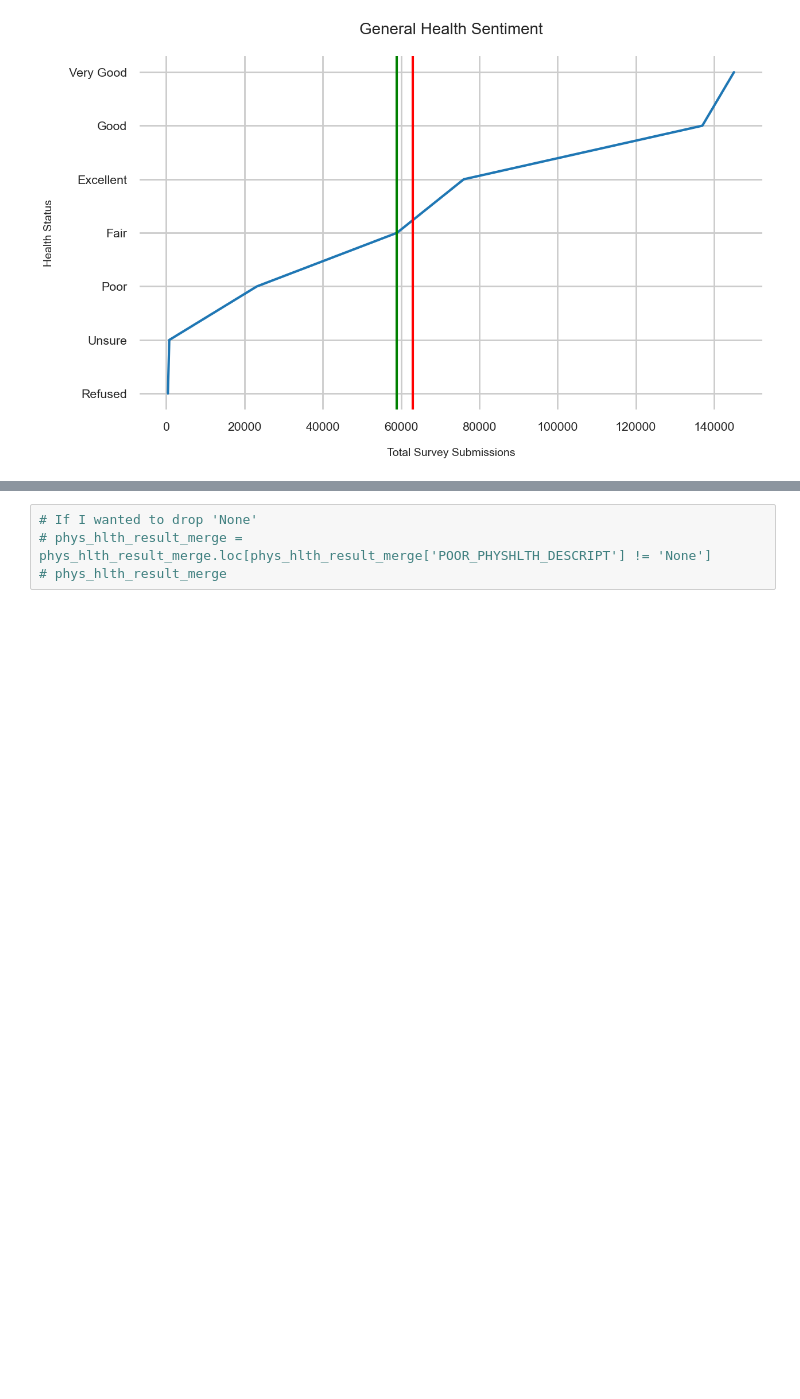
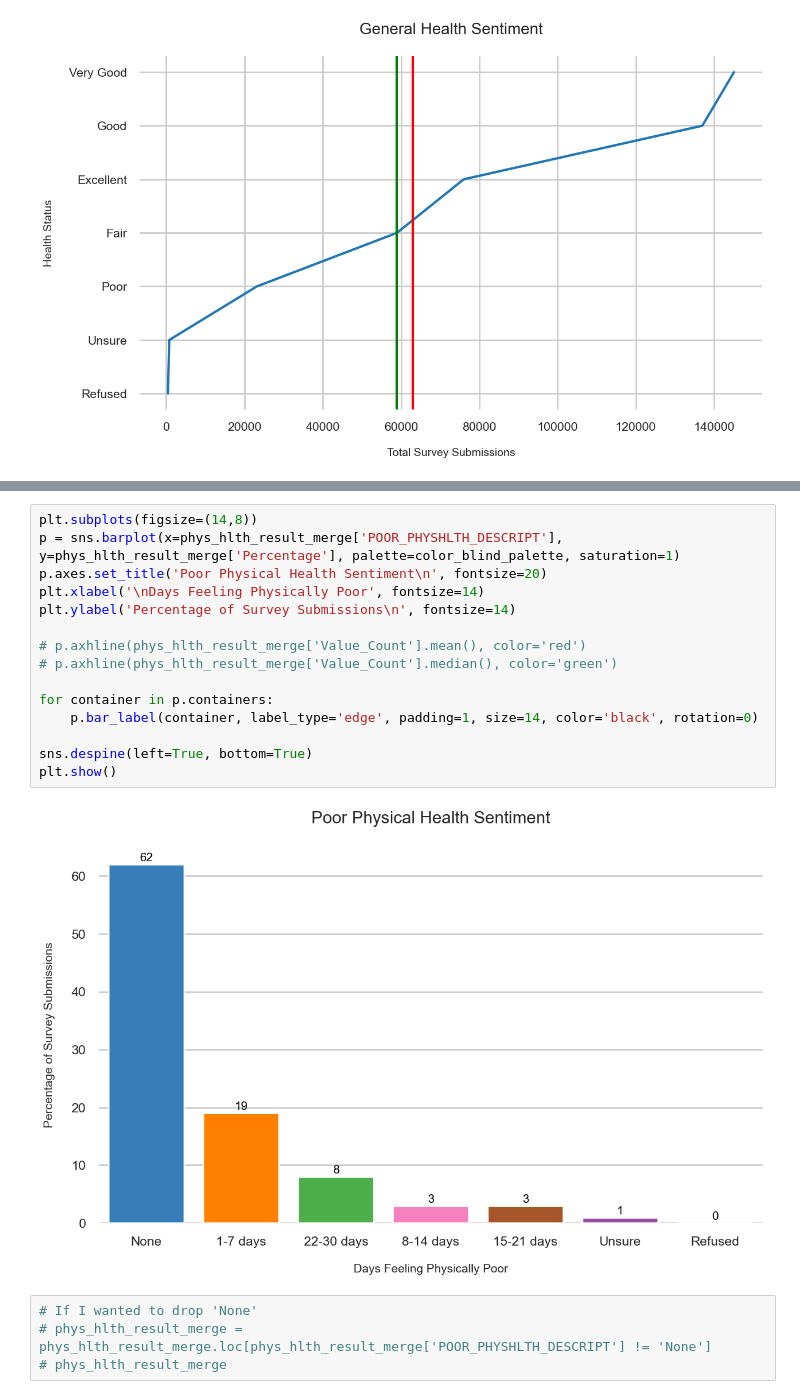
Before and after one commit to veroanalytic/analytics-template, a Jupyter notebook: brfss/brfss-analysis.ipynb, the cells around one changed output, grey strips where cells are left out. Drawn from its saved outputs; the diff is of its cells as text; blank space fills up the shorter version.

```diff
--- a/brfss/brfss-analysis.ipynb
+++ b/brfss/brfss-analysis.ipynb
@@ -593,3 +616,20 @@ plt.show()
+# %%
+plt.subplots(figsize=(14,8))
+p = sns.barplot(x=phys_hlth_result_merge['POOR_PHYSHLTH_DESCRIPT'], y=phys_hlth_result_merge['Percentage'], palette=color_blind_palette, saturation=1)
+p.axes.set_title('Poor Physical Health Sentiment\n', fontsize=20)
+plt.xlabel('\nDays Feeling Physically Poor', fontsize=14)
+plt.ylabel('Percentage of Survey Submissions\n', fontsize=14)
+
+# p.axhline(phys_hlth_result_merge['Value_Count'].mean(), color='red')
+# p.axhline(phys_hlth_result_merge['Value_Count'].median(), color='green')
+
+for container in p.containers:
+    p.bar_label(container, label_type='edge', padding=1, size=14, color='black', rotation=0)
+
+sns.despine(left=True, bottom=True)
+plt.show()
+# %% [output]
+[figure, added]
 # %%
 # If I wanted to drop 'None'
 # phys_hlth_result_merge = phys_hlth_result_merge.loc[phys_hlth_result_merge['POOR_PHYSHLTH_DESCRIPT'] != 'None']
```
Also changed, not shown: parts of 4 cells of this notebook.
